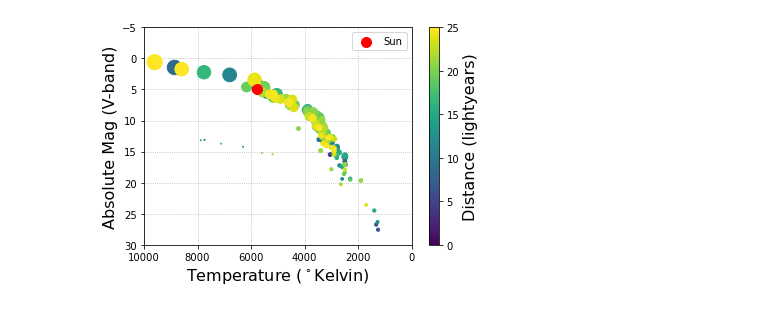
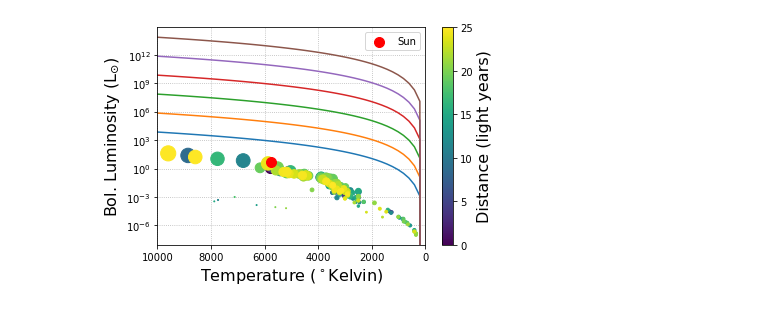
Before and after one commit to davidjaimes/nearest-stars, a Jupyter notebook: notebook/nearest-stars.ipynb, the cells around one changed output. Saved outputs shown, nothing was run; the diff lists cells and outputs as text; code cells hidden in the pictures.

```diff
--- a/notebook/nearest-stars.ipynb
+++ b/notebook/nearest-stars.ipynb
@@ -5,36 +5,42 @@ import pandas as pd
 # %%
 widths = [28, 12, 11, 8, 8,
           9, 9, 10, 10, 9,
           5, 11, 6, 9, 14,
           10, 7, 6, 8, 7,
           8, 9, 9, 9, 6]
 df = pd.read_fwf('../data/nearest-stars', widths=widths)
 df = df.drop([0, 1])
 
 # Convert to number from string.
-columns = ['VMAG', 'JMAG', 'Teff', 'Mv', 'DIST', 'RADIUS']
+columns = ['Teff', 'Mv', 'DIST', 'RADIUS', 'BOL-LUM']
 for col in columns:
     df[col] = df[col].str.replace(r'[a-zA-Z]', '', regex=True)
     df[col] = pd.to_numeric(df[col], errors='coerce')
 
 # Radius conversion from Sun, Jupiter, and Earth.
 w = df['Unnamed: 19'] == 'Rj'
 df.loc[w, 'RADIUS'] /= 9.9604
 w = df['Unnamed: 19'] == 'Re'
 df.loc[w, 'RADIUS'] /= 109.18
 
+# Temperature-Luminosity Relation
+teff = np.linspace(0, 1e4)
+lsun = 4 * np.pi * (5.67e-8) * pow(teff, 4)
+for rsun in [0.001, 0.01, 0.1, 1, 10, 100]:
+    plt.plot(teff, lsun * pow(rsun, 2),)
+
 # Plot
-plt.scatter(df['Teff'], df['Mv'], s=100*df['RADIUS'], c=df['DIST'], cmap='viridis', zorder=2)
+plt.scatter(df['Teff'], df['BOL-LUM'], s=100*df['RADIUS'], c=df['DIST'], cmap='viridis', zorder=2)
 plt.scatter(5778, 4.85, s=100, c='red', label='Sun', zorder=3)
 plt.xlabel(r'Temperature ($^\circ$Kelvin)', size=16)
-plt.ylabel(r'Absolute Mag (V-band)', size=16)
+plt.ylabel(r'Bol. Luminosity (L$_{\odot}$)', size=16)
 
 #
 plt.grid(zorder=3, ls=':')
 plt.legend()
 plt.xlim(10000, 0)
-plt.ylim(30, -5)
-plt.colorbar().set_label(label='Distance (lightyears)', size=16)
+plt.yscale('log')
+plt.colorbar().set_label(label='Distance (light years)', size=16)
 plt.clim(df.DIST.min(), 25)
 # %% [output]
-[figure, old version]
+[figure, new version]
```
Also changed, not shown: 2 other files.
